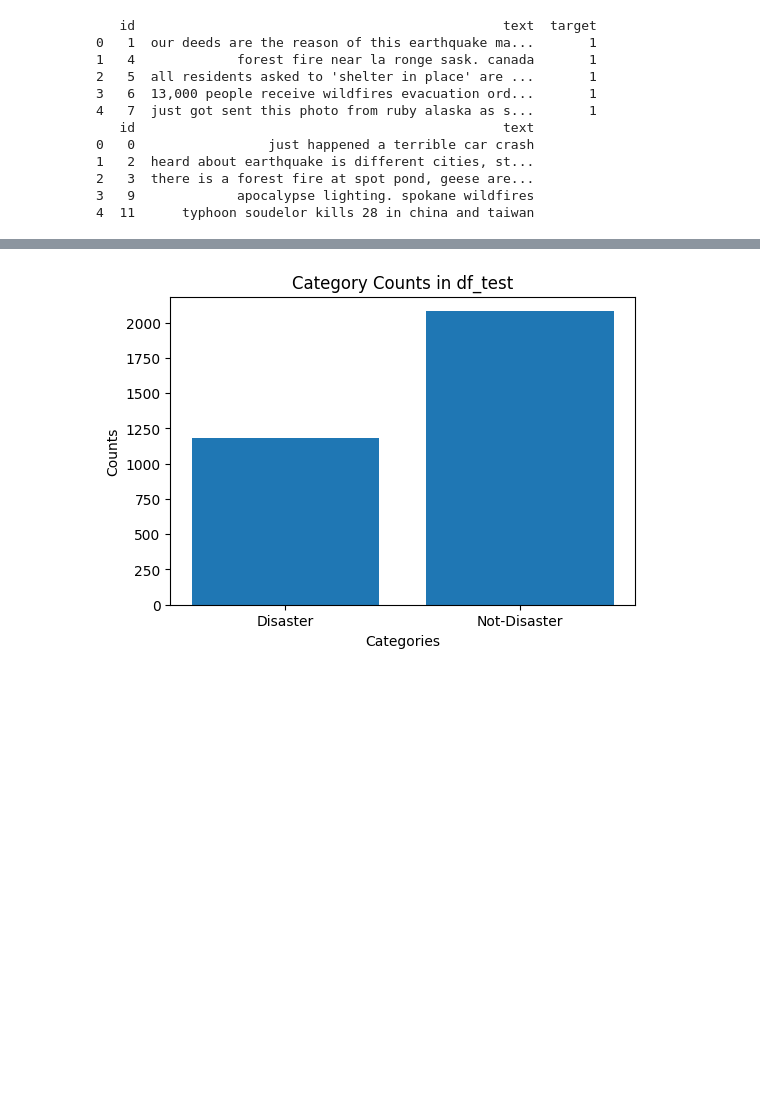
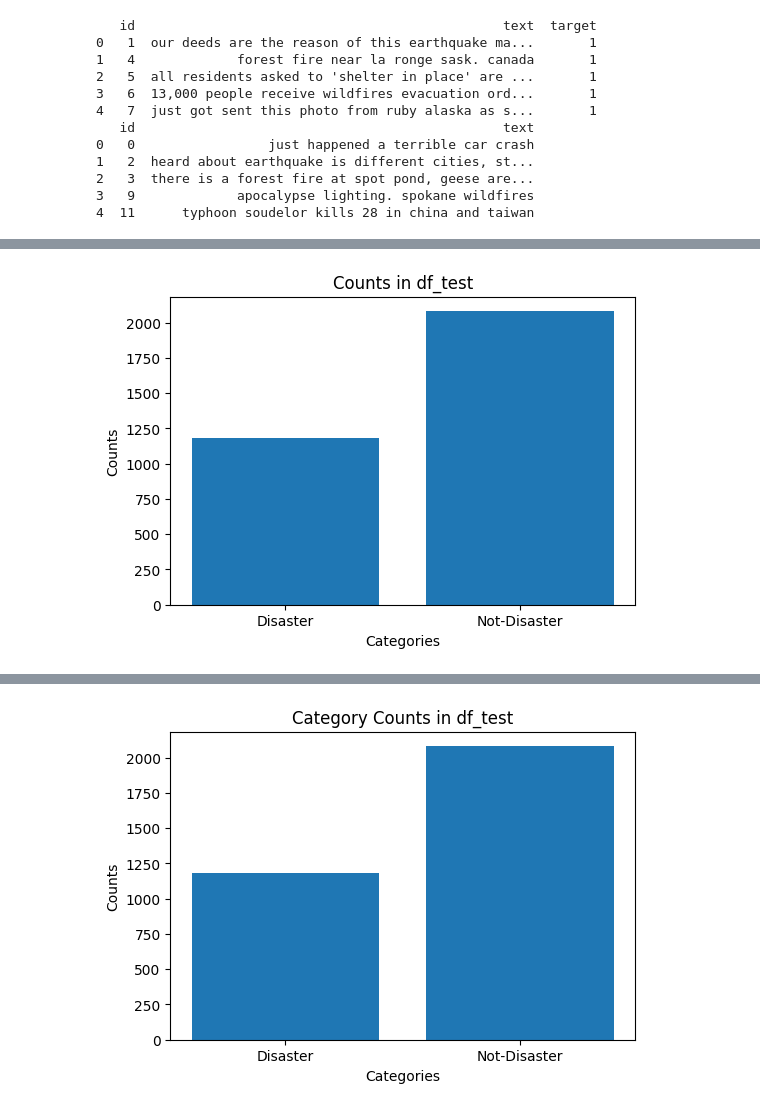
Before and after one commit to Dept-of-Comp-Sci-University-of-Ghana/team-task-1---natural-language-with-disaster-tweets-cmsm-gp-5, a Jupyter notebook: Competition.ipynb, the cells around one changed output, grey strips where cells are left out. Cells and saved outputs as stored; diff of their text form; code cells hidden in the pictures; blank space fills up the shorter version.

```diff
--- a/Competition.ipynb
+++ b/Competition.ipynb
@@ -180,0 +193,12 @@ Recall: 0.711864406779661
+# %%
+# Bar plot for Multinomial Naive Bayes model
+labels = ['Disaster', 'Not-Disaster']
+counts = [len(df_test[df_test['target'] == 1]), len(df_test[df_test['target'] == 0])]
+plt.figure(figsize=(6, 4))
+plt.bar(labels, counts)
+plt.xlabel('Categories')
+plt.ylabel('Counts')
+plt.title('Counts in df_test')
+plt.show()
+# %% [output]
+[figure, added]
```
Also changed, not shown: parts of 6 cells of this notebook, 1 other file.
